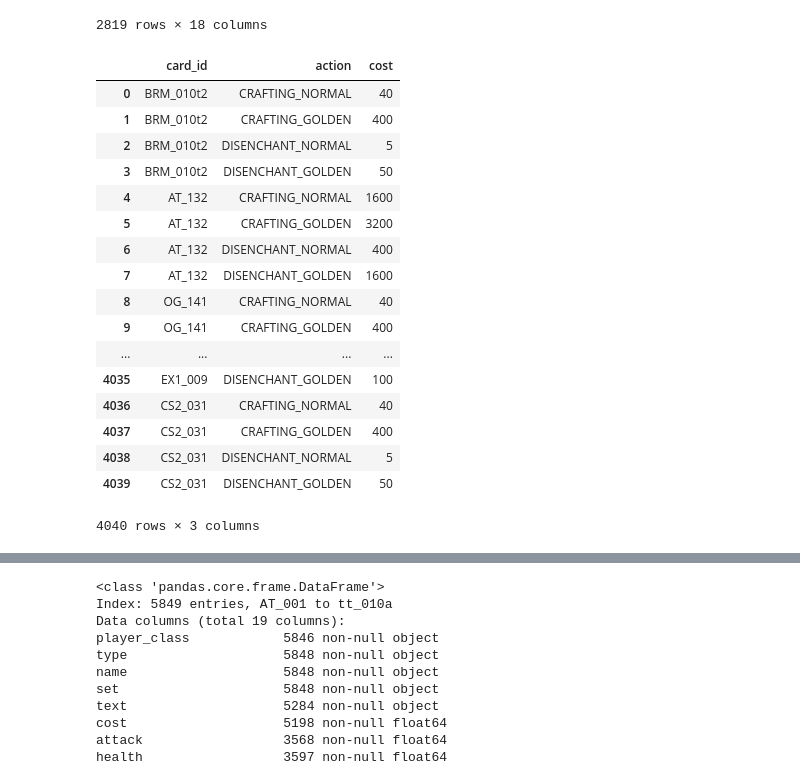
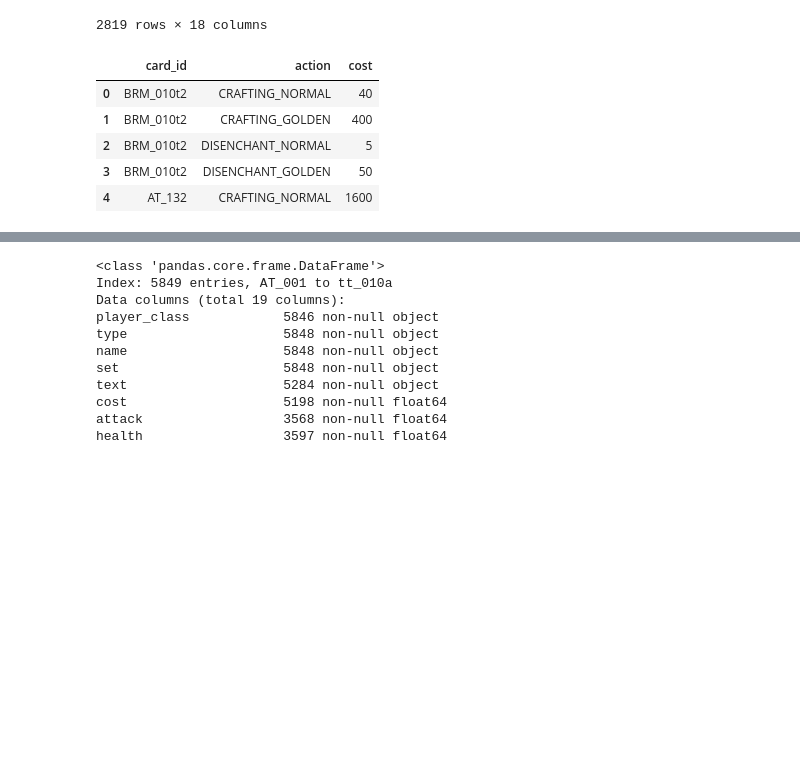
Before and after one commit to Jkim516/dsc-combining-dataframes-pandas-lab-seattle-ds-062419, a Jupyter notebook: index.ipynb, the cells around one changed output, grey strips where cells are left out. Drawn from its saved outputs; the diff is of its cells as text; code cells hidden in the pictures; blank space fills up the shorter version.

```diff
--- a/index.ipynb
+++ b/index.ipynb
@@ -271,26 +271,14 @@ cards_df
 | 2818 | NAX3_01 | NEUTRAL | HERO | Maexxna | NAXX | NaN | NaN | NaN | 30.0 | NaN | ... |
 2819 rows × 18 columns
 # %%
-dust_df
+dust_df.head()
 # %% [output]
 |  | card_id | action | cost |
 | 0 | BRM_010t2 | CRAFTING_NORMAL | 40 |
 | 1 | BRM_010t2 | CRAFTING_GOLDEN | 400 |
 | 2 | BRM_010t2 | DISENCHANT_NORMAL | 5 |
 | 3 | BRM_010t2 | DISENCHANT_GOLDEN | 50 |
 | 4 | AT_132 | CRAFTING_NORMAL | 1600 |
-| 5 | AT_132 | CRAFTING_GOLDEN | 3200 |
-| 6 | AT_132 | DISENCHANT_NORMAL | 400 |
-| 7 | AT_132 | DISENCHANT_GOLDEN | 1600 |
-| 8 | OG_141 | CRAFTING_NORMAL | 40 |
-| 9 | OG_141 | CRAFTING_GOLDEN | 400 |
-| ... | ... | ... | ... |
-| 4035 | EX1_009 | DISENCHANT_GOLDEN | 100 |
-| 4036 | CS2_031 | CRAFTING_NORMAL | 40 |
-| 4037 | CS2_031 | CRAFTING_GOLDEN | 400 |
-| 4038 | CS2_031 | DISENCHANT_NORMAL | 5 |
-| 4039 | CS2_031 | DISENCHANT_GOLDEN | 50 |
-4040 rows × 3 columns
 # %%
 outer_join_df = cards_df.join(dust_df, rsuffix ='_dust', how = 'outer')
 outer_join_df
```
